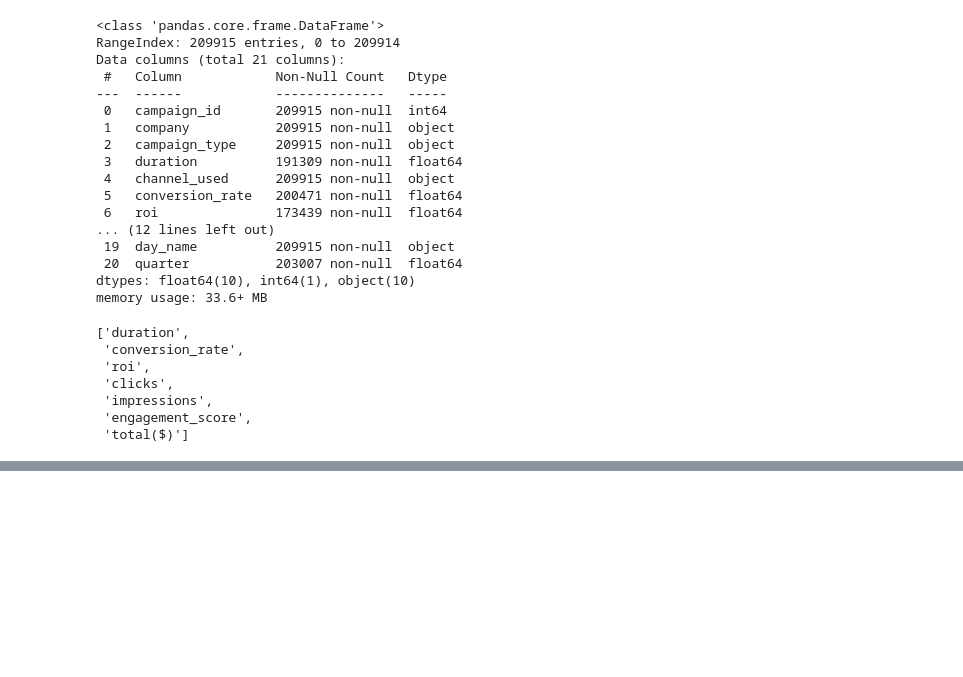
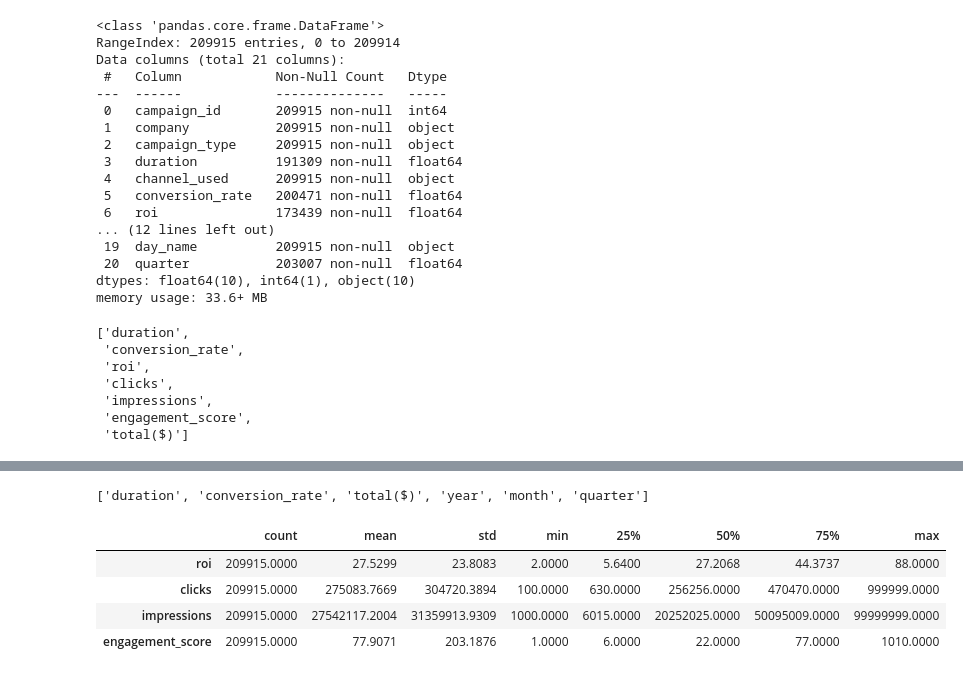
Before and after one commit to esanchezlaulhe1312/marketing_analysis, a Jupyter notebook: Jupyters/columnas_numericas.ipynb, the cells around one changed output, grey strips where cells are left out. Drawn from its saved outputs; the diff is of its cells as text; code cells hidden in the pictures; blank space fills up the shorter version.

```diff
--- a/Jupyters/columnas_numericas.ipynb
+++ b/Jupyters/columnas_numericas.ipynb
@@ -102,0 +117,2 @@ df.to_csv('../Data/mktgeda_datos_limpios.csv',index=False)
+# %%
+low_null_cols, high_null_cols=snulos.calcular_solo_col_null(df)
@@ -102,0 +131,4 @@ df.to_csv('../Data/mktgeda_datos_limpios.csv',index=False)
+# %%
+low_null_cols
+# %% [output]
+['duration', 'conversion_rate', 'total($)', 'year', 'month', 'quarter']
@@ -102,0 +143,16 @@ df.to_csv('../Data/mktgeda_datos_limpios.csv',index=False)
+# %%
+df=df.fillna({
+  "conversion_rate": df["conversion_rate"].mean(),
+  "total($)": df["total($)"].mean(),
+  "year":2021,
+  "month":df["month"].median(),
+  "quarter": 3
+})
+# %%
+df,col_iterative=snulos.imputar_iterative(df,high_null_cols)
+# %% [output]
+|  | count | mean | std | min | 25% | 50% | 75% | max |
+| roi | 209915.0000 | 27.5299 | 23.8083 | 2.0000 | 5.6400 | 27.2068 | 44.3737 | 88.0000 |
+| clicks | 209915.0000 | 275083.7669 | 304720.3894 | 100.0000 | 630.0000 | 256256.0000 | 470470.0000 | 999999.0000 |
+| impressions | 209915.0000 | 27542117.2004 | 31359913.9309 | 1000.0000 | 6015.0000 | 20252025.0000 | 50095009.0000 | 99999999.0000 |
+| engagement_score | 209915.0000 | 77.9071 | 203.1876 | 1.0000 | 6.0000 | 22.0000 | 77.0000 | 1010.0000 |
```
Also changed, not shown: parts of 13 cells of this notebook, 4 other files.
